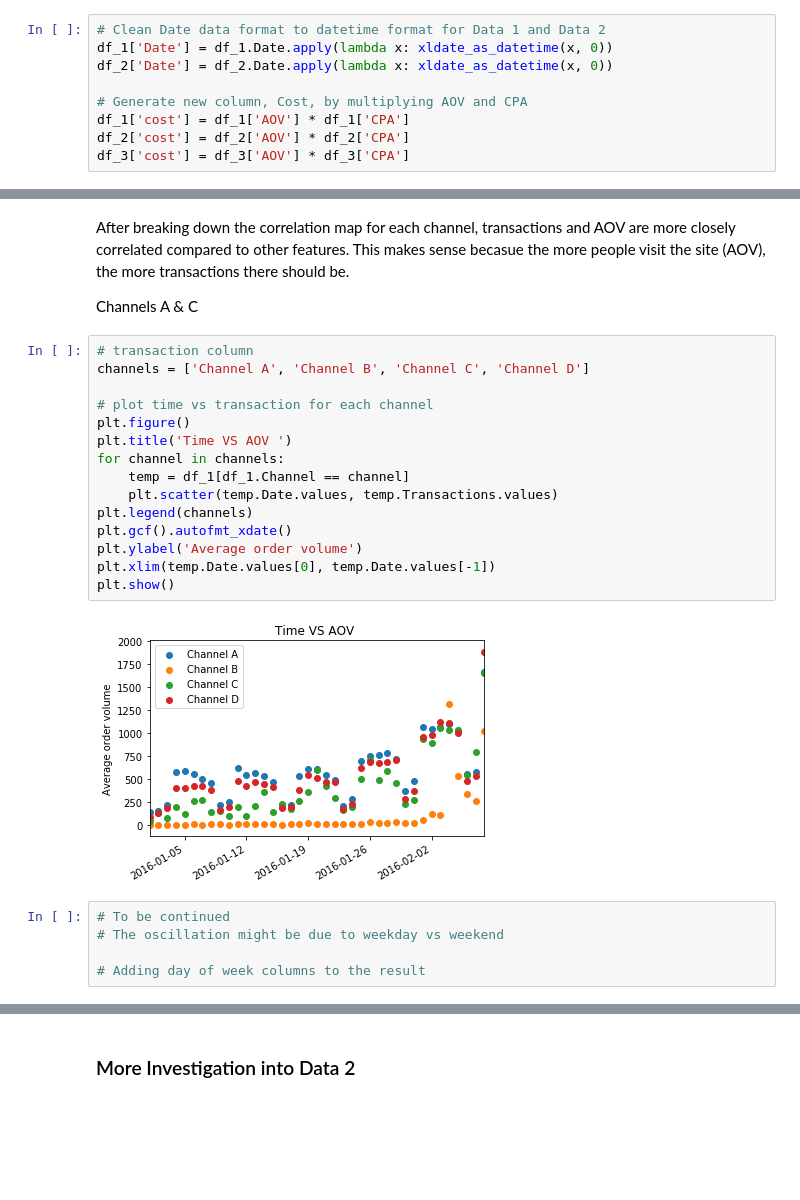
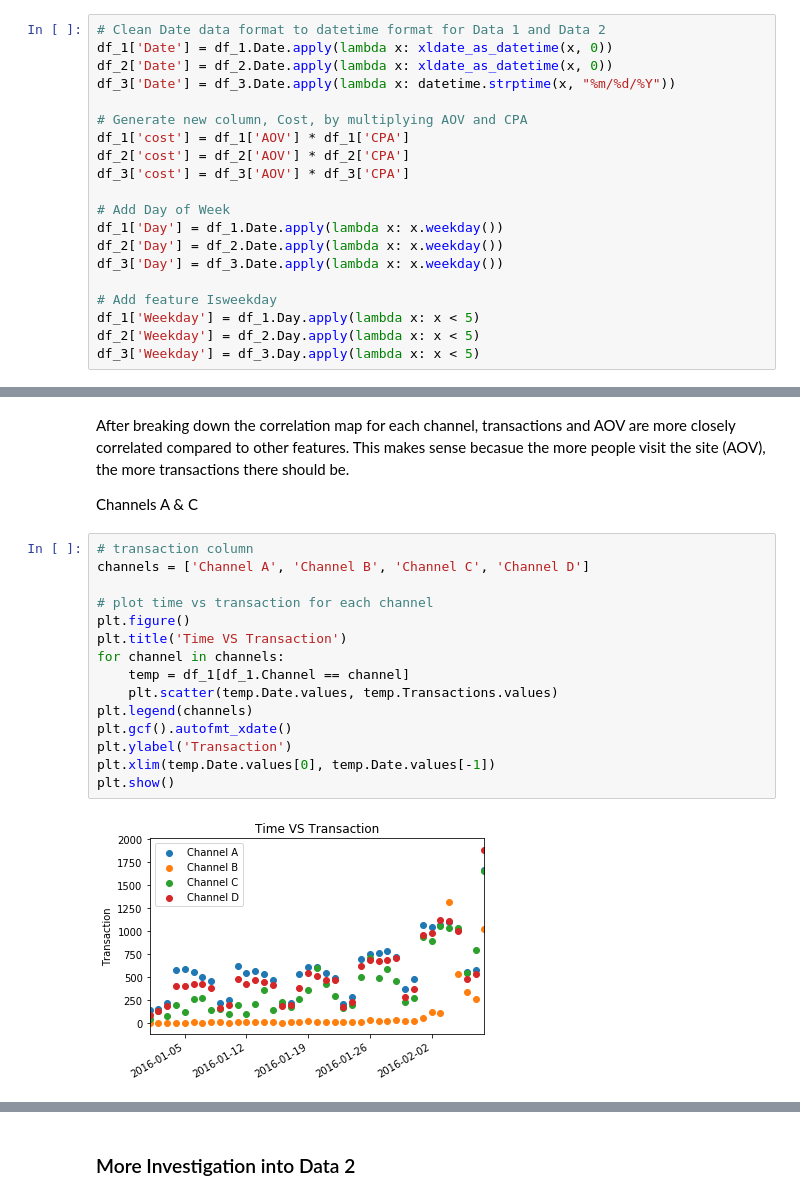
Before and after one commit to swong28/Interview-Assessments, a Jupyter notebook: Company1/Assessment Questions for an Interview.ipynb, the cells around one changed output, grey strips where cells are left out. Drawn from its saved outputs; the diff is of its cells as text; blank space fills up the shorter version.

Commit message:
added weekday features
added weekday features

```diff
--- a/Company1/Assessment Questions for an Interview.ipynb
+++ b/Company1/Assessment Questions for an Interview.ipynb
@@ -113,8 +114,19 @@ memory usage: 65.7+ KB
 # Clean Date data format to datetime format for Data 1 and Data 2
 df_1['Date'] = df_1.Date.apply(lambda x: xldate_as_datetime(x, 0))
 df_2['Date'] = df_2.Date.apply(lambda x: xldate_as_datetime(x, 0))
+df_3['Date'] = df_3.Date.apply(lambda x: datetime.strptime(x, "%m/%d/%Y"))
 
 # Generate new column, Cost, by multiplying AOV and CPA
 df_1['cost'] = df_1['AOV'] * df_1['CPA']
 df_2['cost'] = df_2['AOV'] * df_2['CPA']
 df_3['cost'] = df_3['AOV'] * df_3['CPA']
+
+# Add Day of Week
+df_1['Day'] = df_1.Date.apply(lambda x: x.weekday())
+df_2['Day'] = df_2.Date.apply(lambda x: x.weekday())
+df_3['Day'] = df_3.Date.apply(lambda x: x.weekday())
+
+# Add feature Isweekday
+df_1['Weekday'] = df_1.Day.apply(lambda x: x < 5)
+df_2['Weekday'] = df_2.Day.apply(lambda x: x < 5)
+df_3['Weekday'] = df_3.Day.apply(lambda x: x < 5)
@@ -282,22 +294,17 @@ Channels A & C
 # %%
 # transaction column
 channels = ['Channel A', 'Channel B', 'Channel C', 'Channel D']
 
 # plot time vs transaction for each channel
 plt.figure()
-plt.title('Time VS AOV ')
+plt.title('Time VS Transaction')
 for channel in channels:
     temp = df_1[df_1.Channel == channel]
     plt.scatter(temp.Date.values, temp.Transactions.values)
 plt.legend(channels)
 plt.gcf().autofmt_xdate()
-plt.ylabel('Average order volume')
+plt.ylabel('Transaction')
 plt.xlim(temp.Date.values[0], temp.Date.values[-1])
 plt.show()
 # %% [output]
-[figure, old version]
+[figure, new version]
-# %%
-# To be continued
-# The oscillation might be due to weekday vs weekend
-
-# Adding day of week columns to the result
```
Also changed, not shown: parts of 18 cells of this notebook.
